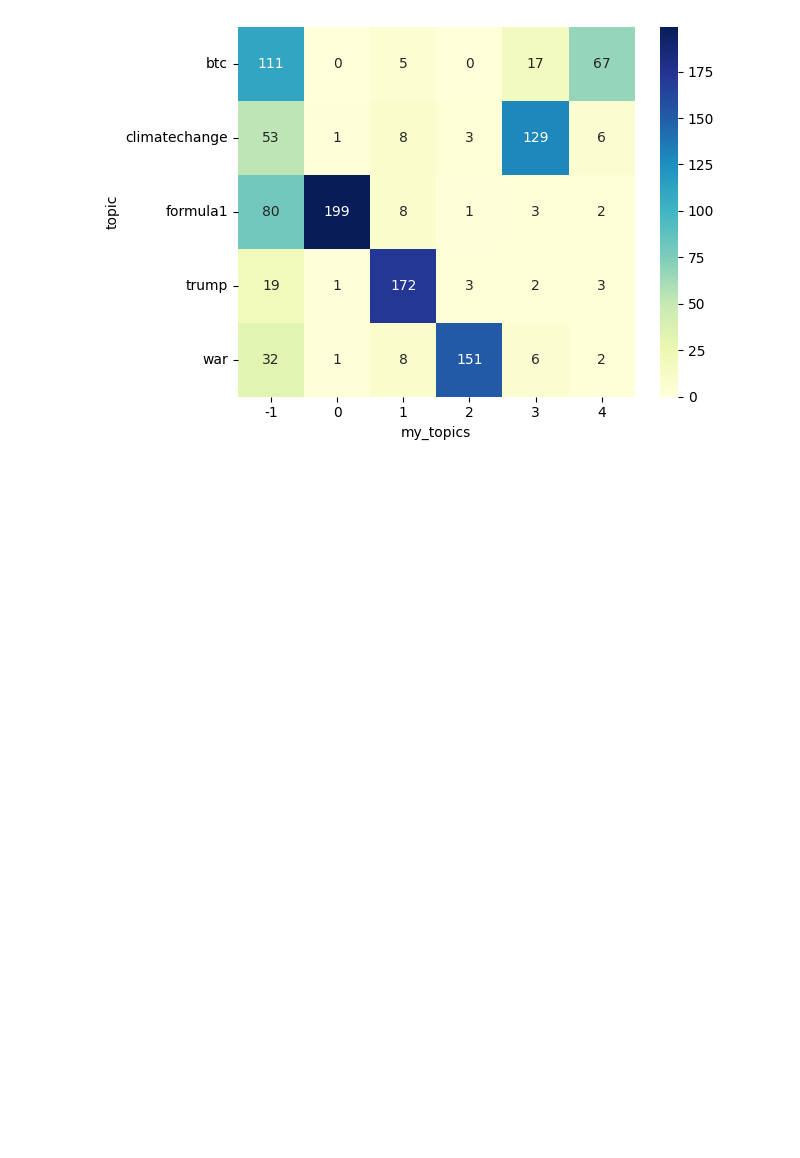
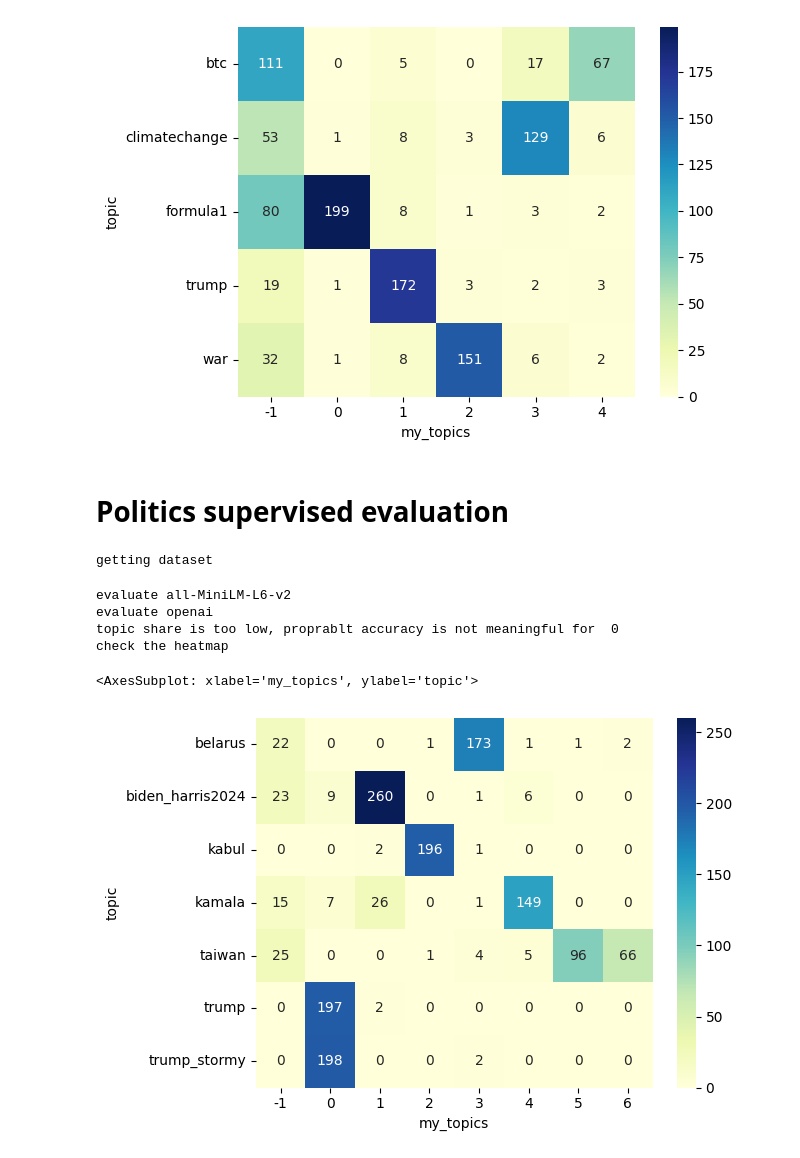
Before and after one commit to alessiogandelli/BERTopic_evaluation, a Jupyter notebook: src/notebooks/Supervised.ipynb, the cells around one changed output. Cells and saved outputs as stored; diff of their text form; code cells hidden in the pictures; blank space fills up the shorter version.

```diff
--- a/src/notebooks/Supervised.ipynb
+++ b/src/notebooks/Supervised.ipynb
@@ -304,3 +327,24 @@ bert_no_hash.visualize_heatmap()
 # %% [output]
 <AxesSubplot: xlabel='my_topics', ylabel='topic'>
 [figure]
+# %% [markdown]
+# Politics supervised evaluation
+# %%
+df = get_test_dataset('./../../data/US_supervised/')
+df_no_hash = df.copy()
+df_no_hash['text'] = df_no_hash['text'].str.replace(r'#\S+', '', case=False)
+# %% [output]
+getting dataset
+# %%
+#gsdmm = Supervised(df, 'GSDMM')
+#climatebert = Supervised(df, 'climatebert/distilroberta-base-climate-f')
+#tweetclass = Supervised(df, 'louisbetsch/tweetclassification-bf-model')
+#nmf = Supervised(df, 'NMF')
+bert = Supervised(df, 'all-MiniLM-L6-v2')
+openai_eval = Supervised(df, 'openai')
+#use = Supervised(df, 'USE')
+# %% [output]
+evaluate all-MiniLM-L6-v2
+evaluate openai
+topic share is too low, proprablt accuracy is not meaningful for  0
+check the heatmap
@@ -306,0 +353,5 @@ bert_no_hash.visualize_heatmap()
+# %%
+openai_eval.visualize_heatmap()
+# %% [output]
+<AxesSubplot: xlabel='my_topics', ylabel='topic'>
+[figure, added]
```
Also changed, not shown: parts of 16 cells of this notebook, 1 other file.
